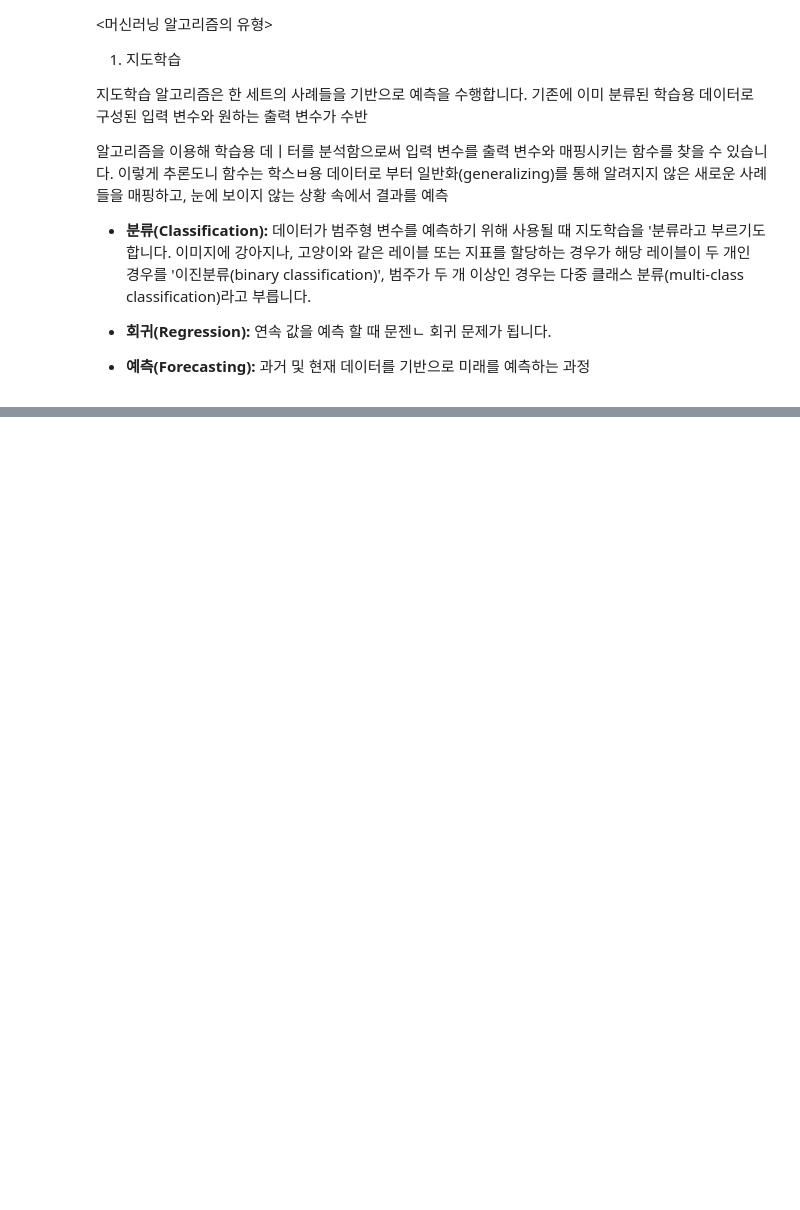
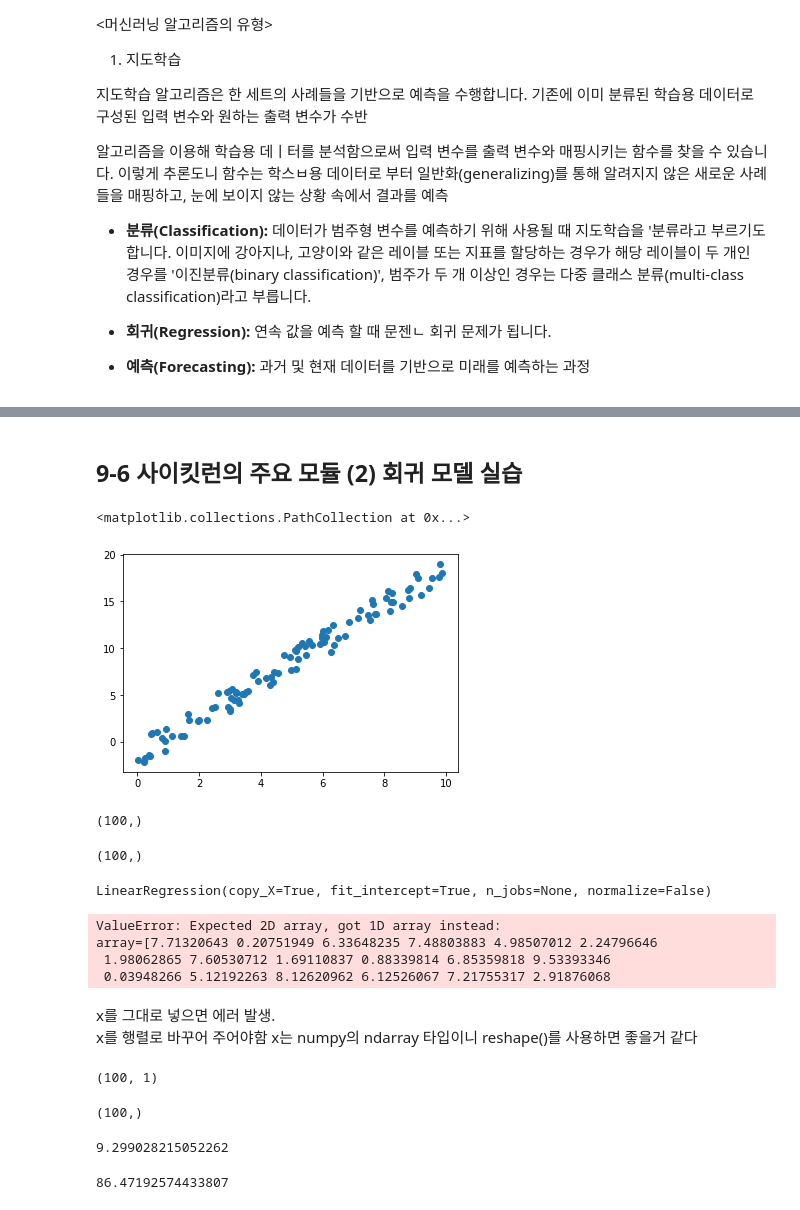
Before and after one commit to Superstar89/sba_project, a Jupyter notebook: aiffel/9. 사이킷런으로 구현해 보는 머신러닝.ipynb, the cells around one changed output, grey strips where cells are left out. Cells and saved outputs as stored; diff of their text form; code cells hidden in the pictures; blank space fills up the shorter version.

```diff
--- a/aiffel/9. 사이킷런으로 구현해 보는 머신러닝.ipynb
+++ b/aiffel/9. 사이킷런으로 구현해 보는 머신러닝.ipynb
@@ -25,0 +31,37 @@
+# %% [markdown]
+## 9-6 사이킷런의 주요 모듈 (2) 회귀 모델 실습
+# %%
+import numpy as np
+import matplotlib.pyplot as plt
+r = np.random.RandomState(10)
+x = 10*r.rand(100)
+y = 2*x - 3*r.rand(100)
+plt.scatter(x,y)
+# %% [output]
+<matplotlib.collections.PathCollection at 0x...>
+[figure, added]
+# %%
+x.shape
+# %% [output]
+(100,)
+# %%
+y.shape
+# %% [output]
+(100,)
+# %%
+from sklearn.linear_model import LinearRegression
+model = LinearRegression()
+model
+# %% [output]
+LinearRegression(copy_X=True, fit_intercept=True, n_jobs=None, normalize=False)
+# %%
+model.fit(x,y)
+# %% [output]
+ValueError: Expected 2D array, got 1D array instead:
+array=[7.71320643 0.20751949 6.33648235 7.48803883 4.98507012 2.24796646
+ 1.98062865 7.60530712 1.69110837 0.88339814 6.85359818 9.53393346
+ 0.03948266 5.12192263 8.12620962 6.12526067 7.21755317 2.91876068
+# %% [markdown]
+x를 그대로 넣으면 에러 발생.
+x를 행렬로 바꾸어 주어야함
+x는 numpy의 ndarray 타입이니 reshape()를 사용하면 좋을거 같다
@@ -25,0 +78,20 @@
+# %%
+X_ = x_new.reshape(-1,1)
+X_.shape
+# %% [output]
+(100, 1)
+# %%
+x_new.shape
+# %% [output]
+(100,)
+# %%
+from sklearn.metrics import mean_squared_error
+
+error = np.sqrt(mean_squared_error(y, y_new))
+error
+# %% [output]
+9.299028215052262
+# %%
+error
+# %% [output]
+86.47192574433807
```
Also changed, not shown: parts of 6 cells of this notebook, 3 other files.
